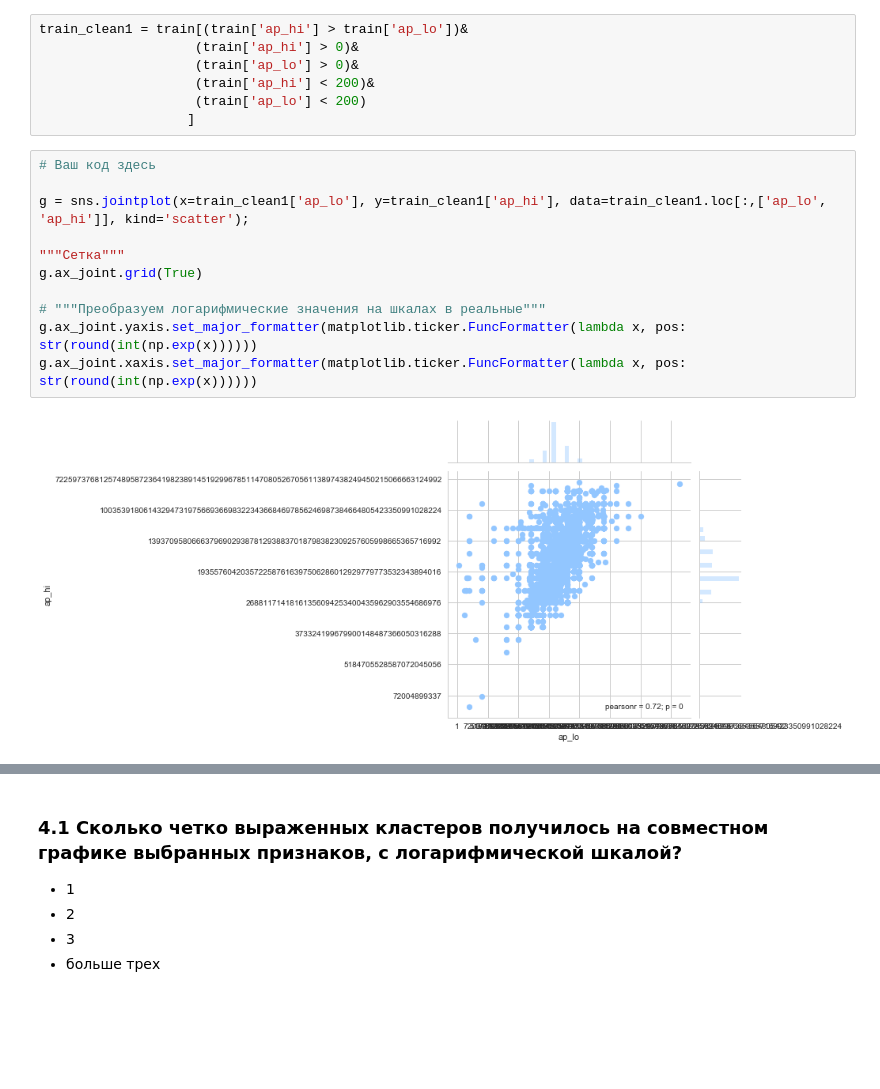
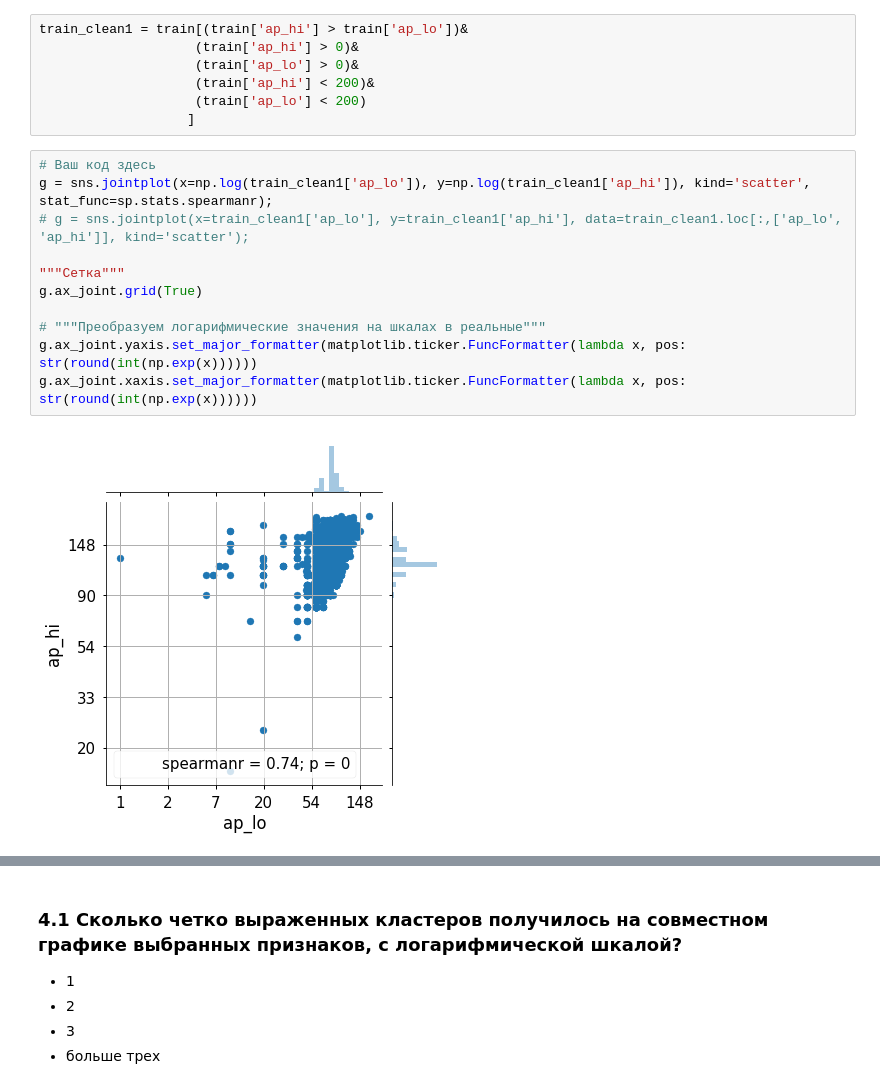
Before and after one commit to ellaroyce/ODS, a Jupyter notebook: hw2/hw2.ipynb, the cells around one changed output, grey strips where cells are left out. Saved outputs shown, nothing was run; the diff lists cells and outputs as text; blank space fills up the shorter version.

```diff
--- a/hw2/hw2.ipynb
+++ b/hw2/hw2.ipynb
@@ -300,15 +297,15 @@ train_clean1 = train[(train['ap_hi'] > train['ap_lo'])&
                    ]
 # %%
 # Ваш код здесь
-
-g = sns.jointplot(x=train_clean1['ap_lo'], y=train_clean1['ap_hi'], data=train_clean1.loc[:,['ap_lo', 'ap_hi']], kind='scatter');
+g = sns.jointplot(x=np.log(train_clean1['ap_lo']), y=np.log(train_clean1['ap_hi']), kind='scatter', stat_func=sp.stats.spearmanr);
+# g = sns.jointplot(x=train_clean1['ap_lo'], y=train_clean1['ap_hi'], data=train_clean1.loc[:,['ap_lo', 'ap_hi']], kind='scatter');
 
 """Сетка"""
 g.ax_joint.grid(True)
 
 # """Преобразуем логарифмические значения на шкалах в реальные"""
 g.ax_joint.yaxis.set_major_formatter(matplotlib.ticker.FuncFormatter(lambda x, pos: str(round(int(np.exp(x))))))
 g.ax_joint.xaxis.set_major_formatter(matplotlib.ticker.FuncFormatter(lambda x, pos: str(round(int(np.exp(x))))))
 # %% [output]
-[figure, old version]
+[figure, new version]
 # %%
```
Also changed, not shown: parts of 12 cells of this notebook.
